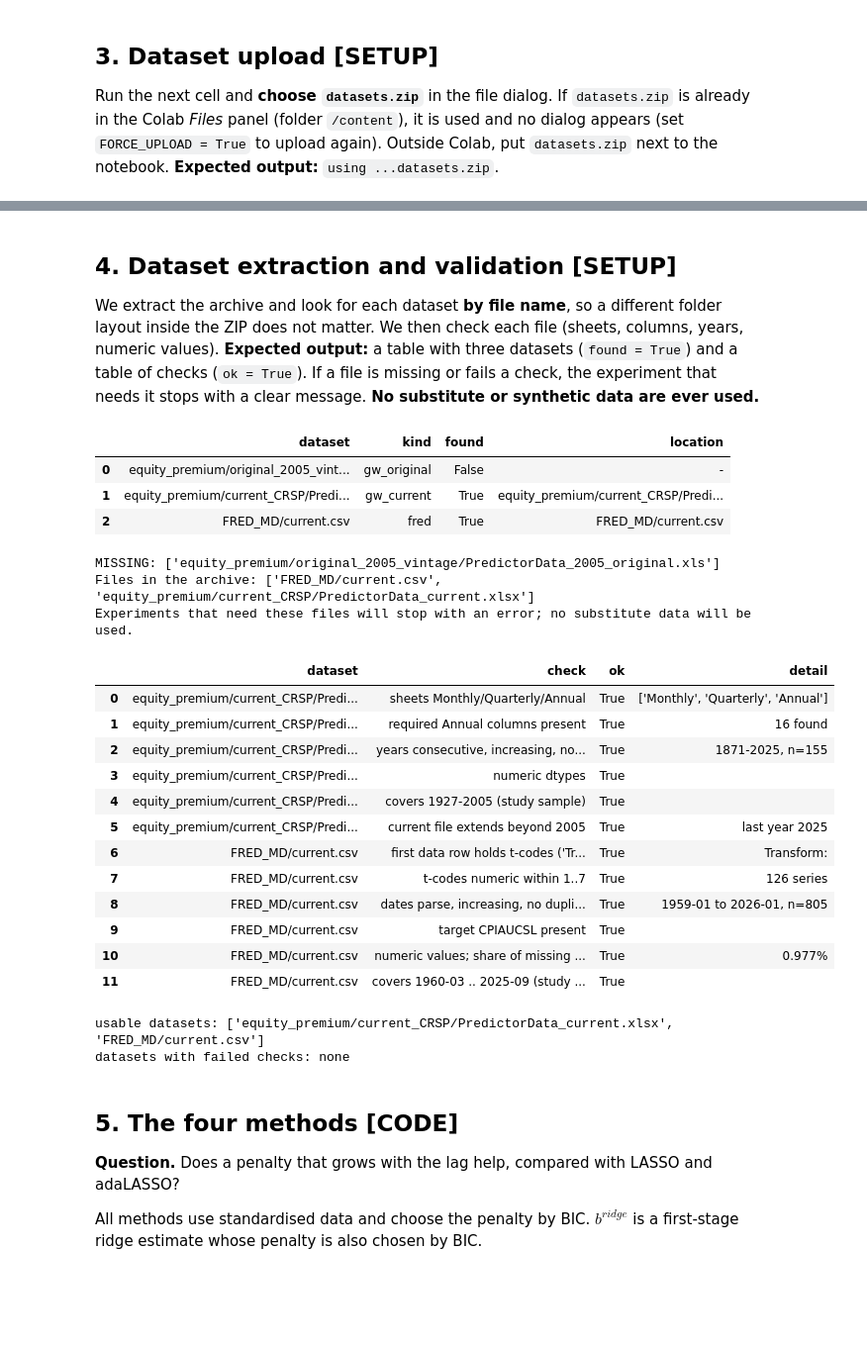
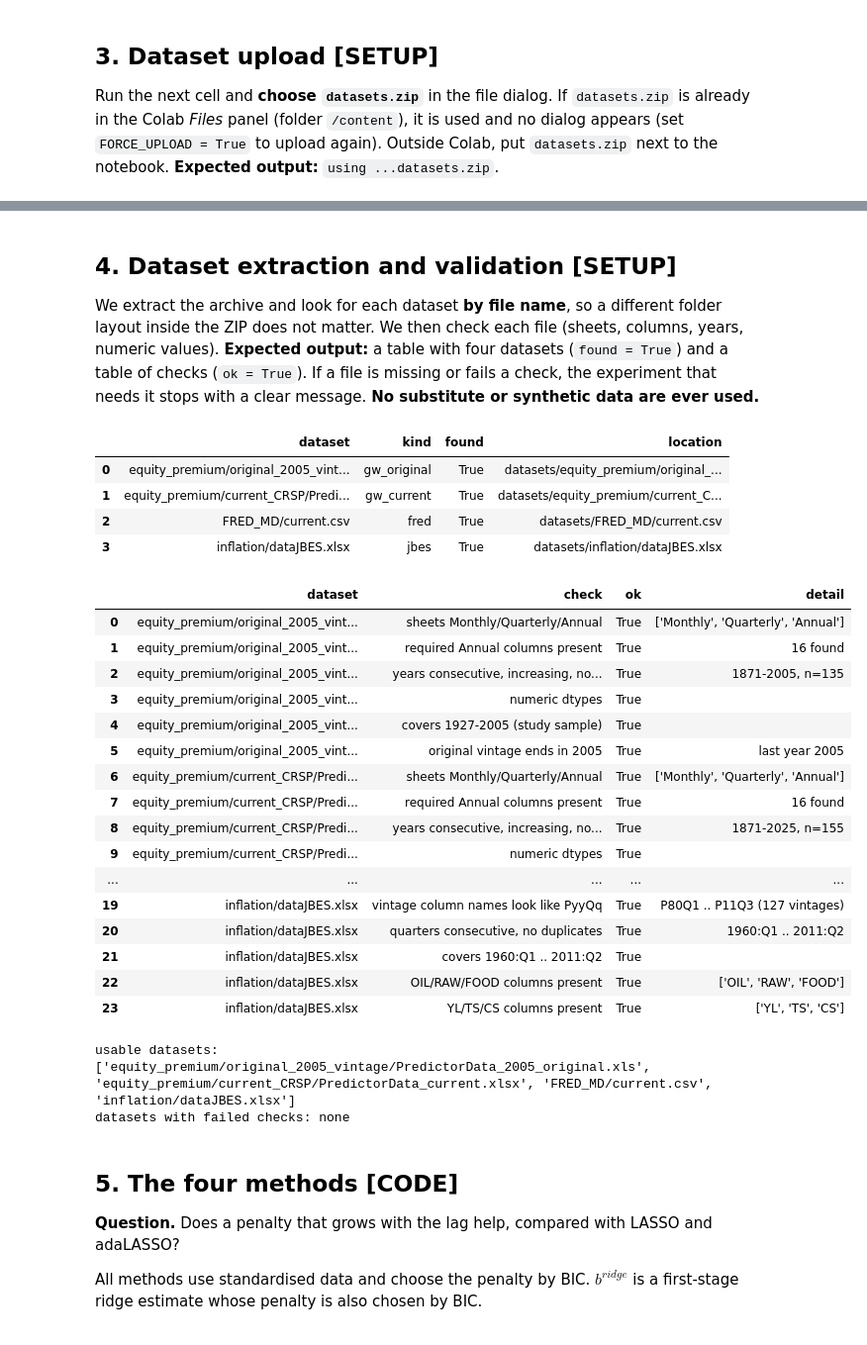
Before and after one commit to tanish028/LASSO_Type_Penalties_for_covariate_selection_and_forecasting, a Jupyter notebook: LASSO_Type_Penalties.ipynb, the cells around one changed output, grey strips where cells are left out. Shown at 99% size. Saved outputs shown, nothing was run; the diff lists cells and outputs as text; code cells hidden in the pictures; blank space fills up the shorter version.

Commit message:
Replace notebook with standard-run version, add datasets.zip

```diff
--- a/LASSO_Type_Penalties.ipynb
+++ b/LASSO_Type_Penalties.ipynb
@@ -127,7 +128,7 @@ using datasets.zip (771,501 bytes)
 # %% [markdown]
 ## 4. Dataset extraction and validation  **[SETUP]**
 We extract the archive and look for each dataset **by file name**, so a different folder layout inside the ZIP does not matter. We then check each file (sheets, columns, years, numeric values).
-**Expected output:** a table with three datasets (`found = True`) and a table of checks (`ok = True`). If a file is missing or fails a check, the experiment that needs it stops with a clear message.
+**Expected output:** a table with four datasets (`found = True`) and a table of checks (`ok = True`). If a file is missing or fails a check, the experiment that needs it stops with a clear message.
 **No substitute or synthetic data are ever used.**
 # %%
 DATA_ROOT = os.path.join(WORK, "datasets_extracted")
@@ -142,6 +143,7 @@ EXPECTED = {   # relative path used in the configuration  ->  (kind, description
     "equity_premium/original_2005_vintage/PredictorData_2005_original.xls": ("gw_original", "Goyal-Welch, original 2005 release"),
     "equity_premium/current_CRSP/PredictorData_current.xlsx": ("gw_current", "Goyal-Welch, current file (used for both current specifications)"),
     "FRED_MD/current.csv": ("fred", "FRED-MD monthly panel"),
+    "inflation/dataJBES.xlsx": ("jbes", "Real-time quarterly inflation vintages (Groen-Paap-Ravazzolo)"),
 }
 all_files = [os.path.join(r, f) for r, _, fs in os.walk(DATA_ROOT) for f in fs]
 
@@ -160,12 +162,10 @@ if MISSING:
     print("Experiments that need these files will stop with an error; no substitute data will be used.")
 # %% [output]
 |  | dataset | kind | found | location |
-| 0 | equity_premium/original_2005_vint... | gw_original | False | - |
-| 1 | equity_premium/current_CRSP/Predi... | gw_current | True | equity_premium/current_CRSP/Predi... |
-| 2 | FRED_MD/current.csv | fred | True | FRED_MD/current.csv |
+| 0 | equity_premium/original_2005_vint... | gw_original | True | datasets/equity_premium/original_... |
+| 1 | equity_premium/current_CRSP/Predi... | gw_current | True | datasets/equity_premium/current_C... |
+| 2 | FRED_MD/current.csv | fred | True | datasets/FRED_MD/current.csv |
+| 3 | inflation/dataJBES.xlsx | jbes | True | datasets/inflation/dataJBES.xlsx |
-MISSING: ['equity_premium/original_2005_vintage/PredictorData_2005_original.xls']
-Files in the archive: ['FRED_MD/current.csv', 'equity_premium/current_CRSP/PredictorData_current.xlsx']
-Experiments that need these files will stop with an error; no substitute data will be used.
 # %%
 def _num_ok(s):
     return pd.api.types.is_numeric_dtype(s)
@@ -191,47 +191,69 @@ def validate_gw(path, kind):
     return rows
 
 def validate_fred(path):
     rows = []
     r = pd.read_csv(path, encoding_errors="replace")
     rows.append(("first data row holds t-codes ('Transform:')", "transform" in str(r.iloc[0, 0]).lower(), str(r.iloc[0, 0])))
     tc = pd.to_numeric(r.iloc[0, 1:], errors="coerce")
     rows.append(("t-codes numeric within 1..7", bool(tc.notna().all() and tc.between(1, 7).all()), f"{len(tc)} series"))
     dates = pd.to_datetime(r.iloc[1:, 0], errors="coerce")
     rows.append(("dates parse, increasing, no duplicates", bool(dates.notna().all() and dates.is_monotonic_increasing and not dates.duplicated().any()), f"{dates.min():%Y-%m} to {dates.max():%Y-%m}, n={len(dates)}"))
     rows.append(("target CPIAUCSL present", "CPIAUCSL" in r.columns, ""))
     vals = r.iloc[1:, 1:].apply(pd.to_numeric, errors="coerce")
     rows.append(("numeric values; share of missing cells", True, f"{vals.isna().mean().mean():.3%}"))
     rows.append(("covers 1960-03 .. 2025-09 (study sample)", dates.min() <= pd.Timestamp("1960-03-01") and dates.max() >= pd.Timestamp("2025-09-01"), ""))
     return rows
 
+def validate_jbes(path):
+    rows = []
+    x = pd.ExcelFile(path)
+    need = ["GDP", "PCE", "ROUTP", "RCONS", "RINVR", "PIMP", "UNEMP", "NFPR", "HSTS", "M2", "OIL_FOOD_RAW", "YL-TS-CS", "MS"]
+    miss = [s for s in need if s not in x.sheet_names]
+    rows.append(("required sheets present", not miss, f"missing {miss}" if miss else f"{len(need)} found"))
+    if not miss:
+        p = x.parse("PCE", header=0, index_col=0)
+        rows.append(("vintage column names look like PyyQq", all(re.fullmatch(r"P\d\dQ[1-4]", str(c)) for c in p.columns), f"{p.columns[0]} .. {p.columns[-1]} ({p.shape[1]} vintages)"))
+        q = [int(i.split(":Q")[0]) * 4 + int(i.split(":Q")[1]) for i in p.index]
+        rows.append(("quarters consecutive, no duplicates", bool(np.all(np.diff(q) == 1)), f"{p.index[0]} .. {p.index[-1]}"))
+        rows.append(("covers 1960:Q1 .. 2011:Q2", p.index[0] == "1960:Q1" and p.index[-1] == "2011:Q2", ""))
+        o = x.parse("OIL_FOOD_RAW", header=0, index_col=0)
+        rows.append(("OIL/RAW/FOOD columns present", {"OIL", "RAW", "FOOD"} <= set(o.columns), str(list(o.columns))))
+        y = x.parse("YL-TS-CS", header=0, index_col=0)
+        rows.append(("YL/TS/CS columns present", {"YL", "TS", "CS"} <= set(y.columns), str(list(y.columns))))
+    return rows
+
 VALIDATION = []
 for rel, p in DATA.items():
     kind = EXPECTED[rel][0]
     try:
-        rows = validate_gw(p, kind) if kind.startswith("gw") else validate_fred(p)
+        rows = validate_gw(p, kind) if kind.startswith("gw") else validate_fred(p) if kind == "fred" else validate_jbes(p)
     except Exception as e:                      # a broken file must be reported, not hidden
         rows = [("file can be read", False, f"{type(e).__name__}: {e}")]
     VALIDATION += [dict(dataset=rel, check=c, ok=bool(ok), detail=d) for c, ok, d in rows]
 VAL = pd.DataFrame(VALIDATION)
 display(VAL)
 DATA_OK = {rel: bool(VAL[VAL.dataset == rel].ok.all()) for rel in DATA}
 print("\nusable datasets:", [r for r, ok in DATA_OK.items() if ok])
 print("datasets with failed checks:", [r for r, ok in DATA_OK.items() if not ok] or "none")
 # %% [output]
 |  | dataset | check | ok | detail |
-| 0 | equity_premium/current_CRSP/Predi... | sheets Monthly/Quarterly/Annual | True | ['Monthly', 'Quarterly', 'Annual'] |
-| 1 | equity_premium/current_CRSP/Predi... | required Annual columns present | True | 16 found |
-| 2 | equity_premium/current_CRSP/Predi... | years consecutive, increasing, no... | True | 1871-2025, n=155 |
-| 3 | equity_premium/current_CRSP/Predi... | numeric dtypes | True |  |
-| 4 | equity_premium/current_CRSP/Predi... | covers 1927-2005 (study sample) | True |  |
-| 5 | equity_premium/current_CRSP/Predi... | current file extends beyond 2005 | True | last year 2025 |
-| 6 | FRED_MD/current.csv | first data row holds t-codes ('Tr... | True | Transform: |
-| 7 | FRED_MD/current.csv | t-codes numeric within 1..7 | True | 126 series |
-| 8 | FRED_MD/current.csv | dates parse, increasing, no dupli... | True | 1959-01 to 2026-01, n=805 |
-| 9 | FRED_MD/current.csv | target CPIAUCSL present | True |  |
-| 10 | FRED_MD/current.csv | numeric values; share of missing ... | True | 0.977% |
-| 11 | FRED_MD/current.csv | covers 1960-03 .. 2025-09 (study ... | True |  |
+| 0 | equity_premium/original_2005_vint... | sheets Monthly/Quarterly/Annual | True | ['Monthly', 'Quarterly', 'Annual'] |
+| 1 | equity_premium/original_2005_vint... | required Annual columns present | True | 16 found |
+| 2 | equity_premium/original_2005_vint... | years consecutive, increasing, no... | True | 1871-2005, n=135 |
+| 3 | equity_premium/original_2005_vint... | numeric dtypes | True |  |
+| 4 | equity_premium/original_2005_vint... | covers 1927-2005 (study sample) | True |  |
+| 5 | equity_premium/original_2005_vint... | original vintage ends in 2005 | True | last year 2005 |
+| 6 | equity_premium/current_CRSP/Predi... | sheets Monthly/Quarterly/Annual | True | ['Monthly', 'Quarterly', 'Annual'] |
+| 7 | equity_premium/current_CRSP/Predi... | required Annual columns present | True | 16 found |
+| 8 | equity_premium/current_CRSP/Predi... | years consecutive, increasing, no... | True | 1871-2025, n=155 |
+| 9 | equity_premium/current_CRSP/Predi... | numeric dtypes | True |  |
+| ... | ... | ... | ... | ... |
+| 19 | inflation/dataJBES.xlsx | vintage column names look like PyyQq | True | P80Q1 .. P11Q3 (127 vintages) |
+| 20 | inflation/dataJBES.xlsx | quarters consecutive, no duplicates | True | 1960:Q1 .. 2011:Q2 |
+| 21 | inflation/dataJBES.xlsx | covers 1960:Q1 .. 2011:Q2 | True |  |
+| 22 | inflation/dataJBES.xlsx | OIL/RAW/FOOD columns present | True | ['OIL', 'RAW', 'FOOD'] |
+| 23 | inflation/dataJBES.xlsx | YL/TS/CS columns present | True | ['YL', 'TS', 'CS'] |
-usable datasets: ['equity_premium/current_CRSP/PredictorData_current.xlsx', 'FRED_MD/current.csv']
+usable datasets: ['equity_premium/original_2005_vintage/PredictorData_2005_original.xls', 'equity_premium/current_CRSP/PredictorData_current.xlsx', 'FRED_MD/current.csv', 'inflation/dataJBES.xlsx']
 datasets with failed checks: none
 # %% [markdown]
 ## 5. The four methods  **[CODE]**
```
Also changed, not shown: parts of 22 cells of this notebook, 3 other files.
